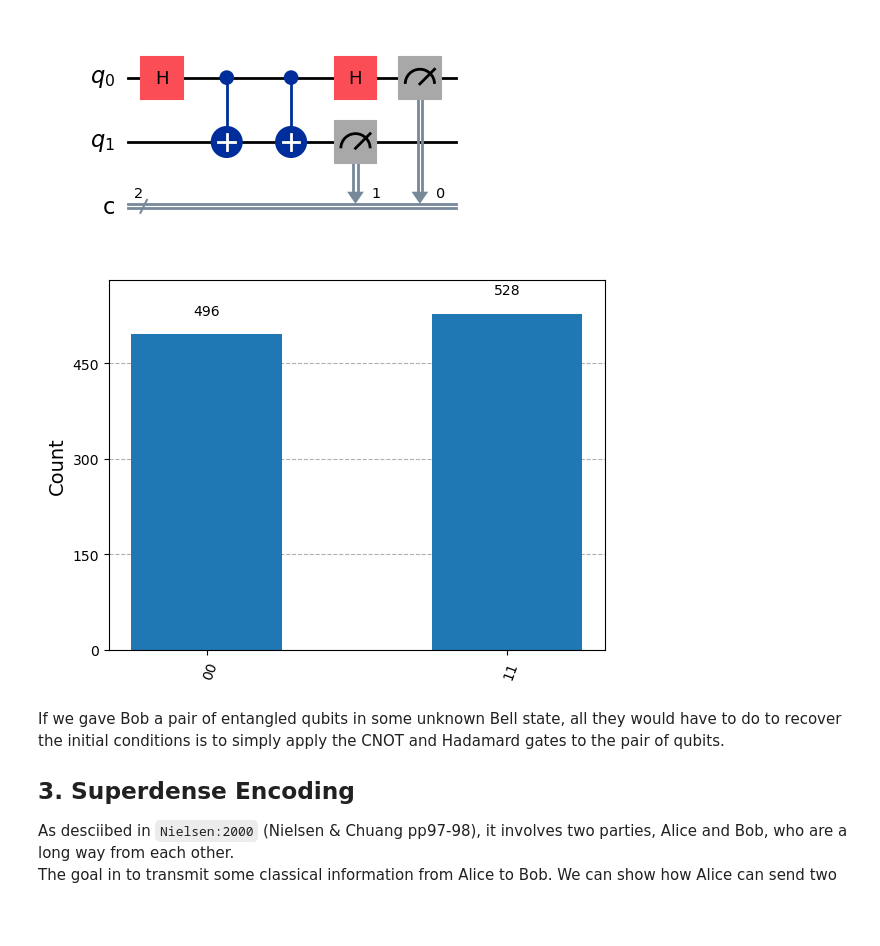
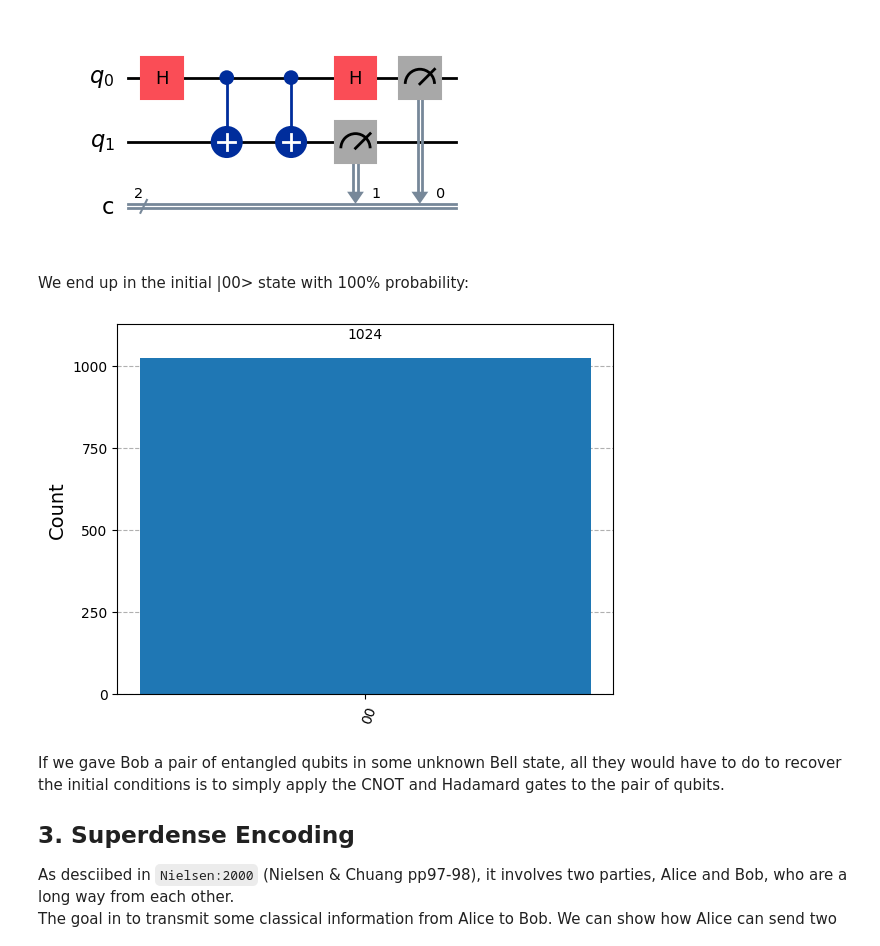
Before and after one commit to skingham/londonmet_quantum_tutorials, a Jupyter notebook: notebooks/week_2-bell-states-and-superdense-coding.ipynb, the cells around one changed output. Drawn from its saved outputs; the diff is of its cells as text; code cells hidden in the pictures; blank space fills up the shorter version.

```diff
--- a/notebooks/week_2-bell-states-and-superdense-coding.ipynb
+++ b/notebooks/week_2-bell-states-and-superdense-coding.ipynb
@@ -121,13 +121,15 @@ qc.measure([0, 1], [0, 1])
 qc.draw("mpl")
 # %% [output]
 [figure]
+# %% [markdown]
+We end up in the initial |00> state with 100% probability:
 # %%
 # Simulate
 backend = AerSimulator()
-result = backend.run(qc_bell, shots=1024).result()
+result = backend.run(qc, shots=1024).result()
 plot_histogram(result.get_counts())
 # %% [output]
-[figure, old version]
+[figure, new version]
 # %% [markdown]
 If we gave Bob a pair of entangled qubits in some unknown Bell state,
 all they would have to do to recover the initial conditions is to simply apply the CNOT and Hadamard gates to the pair of qubits.
```
Also changed, not shown: parts of 5 cells of this notebook, 1 other file.
